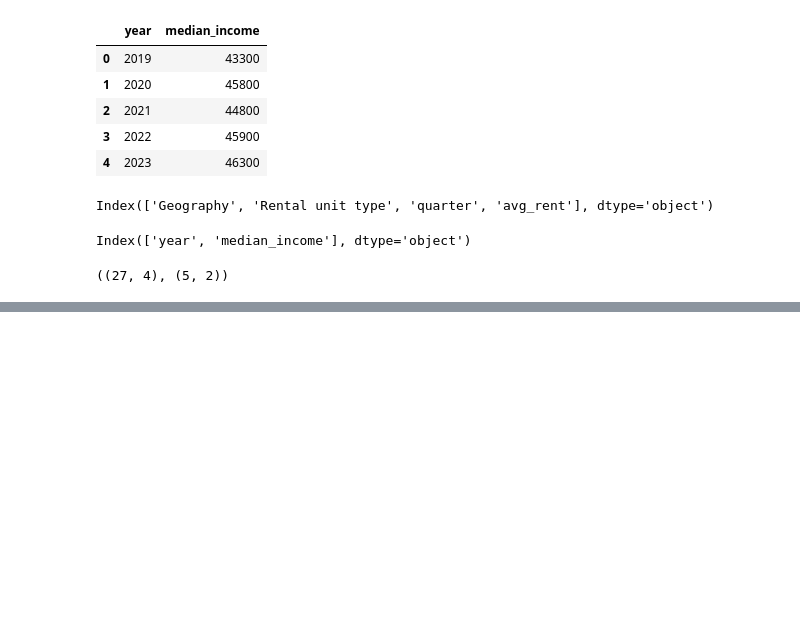
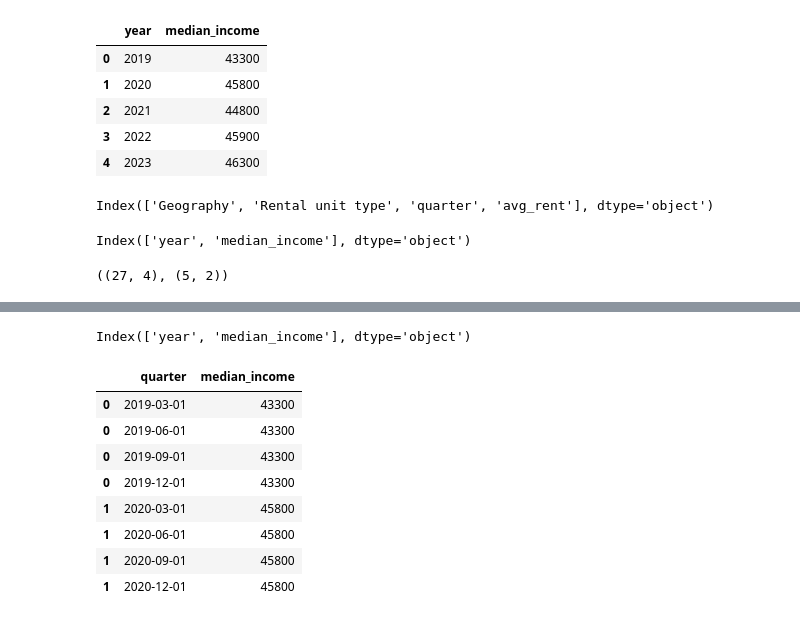
Before and after one commit to shibinjasif98/vancouver-housing-analysis, a Jupyter notebook: notebooks/04_affordability_analysis.ipynb, the cells around one changed output, grey strips where cells are left out. Saved outputs shown, nothing was run; the diff lists cells and outputs as text; code cells hidden in the pictures; blank space fills up the shorter version.

```diff
--- a/notebooks/04_affordability_analysis.ipynb
+++ b/notebooks/04_affordability_analysis.ipynb
@@ -183,0 +205,35 @@ merged.head()
+# %%
+income_df.columns
+# %% [output]
+Index(['year', 'median_income'], dtype='object')
+# %%
+import pandas as pd
+
+# Load rent (quarterly)
+rent_df = pd.read_csv("../data/processed/vancouver_quarterly_rent_gold.csv", parse_dates=["quarter"])
+
+# Load income (annual)
+income_df = pd.read_csv("../data/processed/vancouver_median_income_clean.csv")
+
+# Expand income to quarterly
+income_df = income_df.copy()
+income_df["quarter"] = pd.to_datetime(income_df["year"].astype(str) + "-01-01")  # temp Jan 1
+# Repeat for each quarter
+income_df = income_df.loc[income_df.index.repeat(4)].copy()
+income_df["quarter"] = income_df.groupby("year").cumcount()
+# Map 0 → Mar, 1 → Jun, 2 → Sep, 3 → Dec
+income_df["quarter"] = income_df.apply(lambda x: pd.to_datetime(f"{x['year']}-{3*(x['quarter']+1):02d}-01"), axis=1)
+
+income_df = income_df[["quarter", "median_income"]]
+
+income_df.head(8)
+# %% [output]
+|  | quarter | median_income |
+| 0 | 2019-03-01 | 43300 |
+| 0 | 2019-06-01 | 43300 |
+| 0 | 2019-09-01 | 43300 |
+| 0 | 2019-12-01 | 43300 |
+| 1 | 2020-03-01 | 45800 |
+| 1 | 2020-06-01 | 45800 |
+| 1 | 2020-09-01 | 45800 |
+| 1 | 2020-12-01 | 45800 |
```
Also changed, not shown: parts of 17 cells of this notebook, 1 other file.
